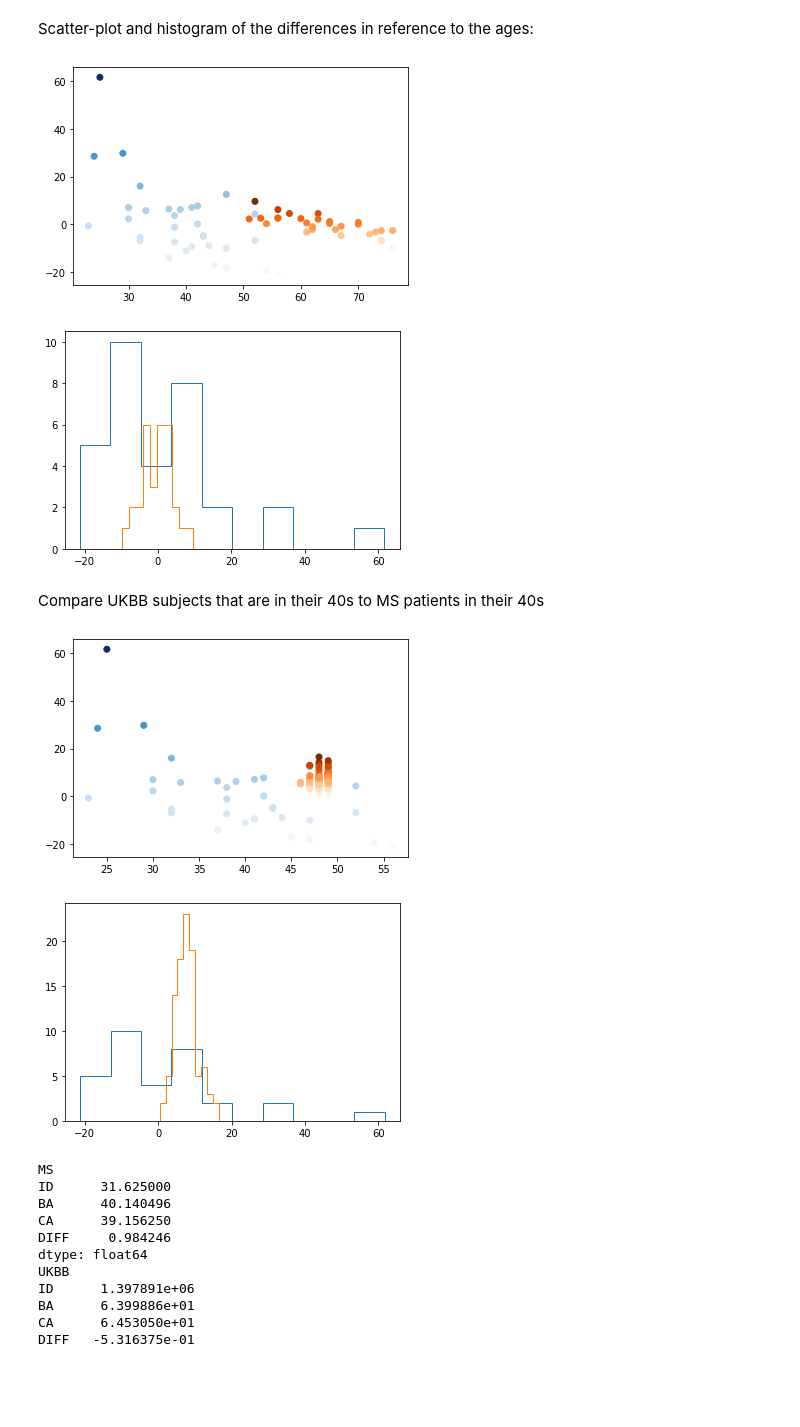
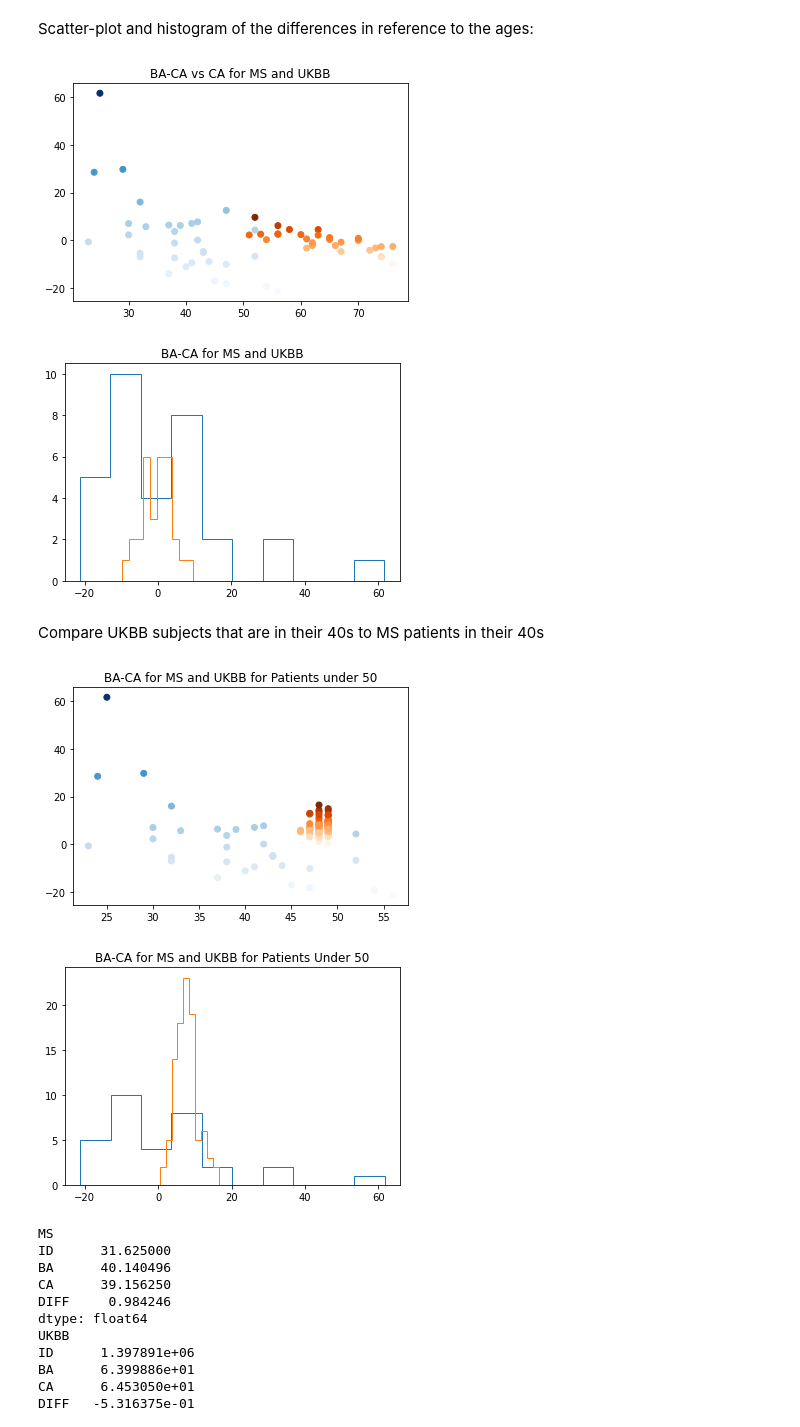
Before and after one commit to rishasurana/USC_BA_estimator, a Jupyter notebook: AnalysisAll.ipynb, the cells around one changed output. Cells and saved outputs as stored; diff of their text form; code cells hidden in the pictures; blank space fills up the shorter version.

```diff
--- a/AnalysisAll.ipynb
+++ b/AnalysisAll.ipynb
@@ -45,31 +45,34 @@ Scatter-plot and histogram of the differences in reference to the ages:
 # %%
 plt.scatter(MS_df['CA'], MS_df['DIFF'], c=MS_df['DIFF'], cmap = 'Blues')
 plt.scatter(UKBB_df_reduced['CA'], UKBB_df_reduced['DIFF'], c=UKBB_df_reduced['DIFF'], cmap = 'Oranges')
-
+plt.title('BA-CA vs CA for MS and UKBB')
 plt.show()
 # %% [output]
-[figure, old version]
+[figure, new version]
 # %%
 plt.hist(MS_df['DIFF'], histtype='step')
 plt.hist(UKBB_df_reduced['DIFF'], histtype='step')
+plt.title('BA-CA for MS and UKBB')
 plt.show()
 # %% [output]
-[figure, old version]
+[figure, new version]
 # %% [markdown]
 Compare UKBB subjects that are in their 40s to MS patients in their 40s
 # %%
 UKBB_df_40s = UKBB_df[UKBB_df.CA < 50.000000]
 plt.scatter(MS_df['CA'], MS_df['DIFF'], c=MS_df['DIFF'], cmap = 'Blues')
 plt.scatter(UKBB_df_40s['CA'], UKBB_df_40s['DIFF'], c=UKBB_df_40s['DIFF'], cmap = 'Oranges')
+plt.title('BA-CA for MS and UKBB for Patients under 50')
 plt.show()
 # %% [output]
-[figure, old version]
+[figure, new version]
 # %%
 plt.hist(MS_df['DIFF'], histtype='step')
 plt.hist(UKBB_df_40s['DIFF'], histtype='step')
+plt.title('BA-CA for MS and UKBB for Patients Under 50')
 plt.show()
 # %% [output]
-[figure, old version]
+[figure, new version]
 # %%
 # mean
 print("MS")
```
Also changed, not shown: parts of 3 cells of this notebook.
